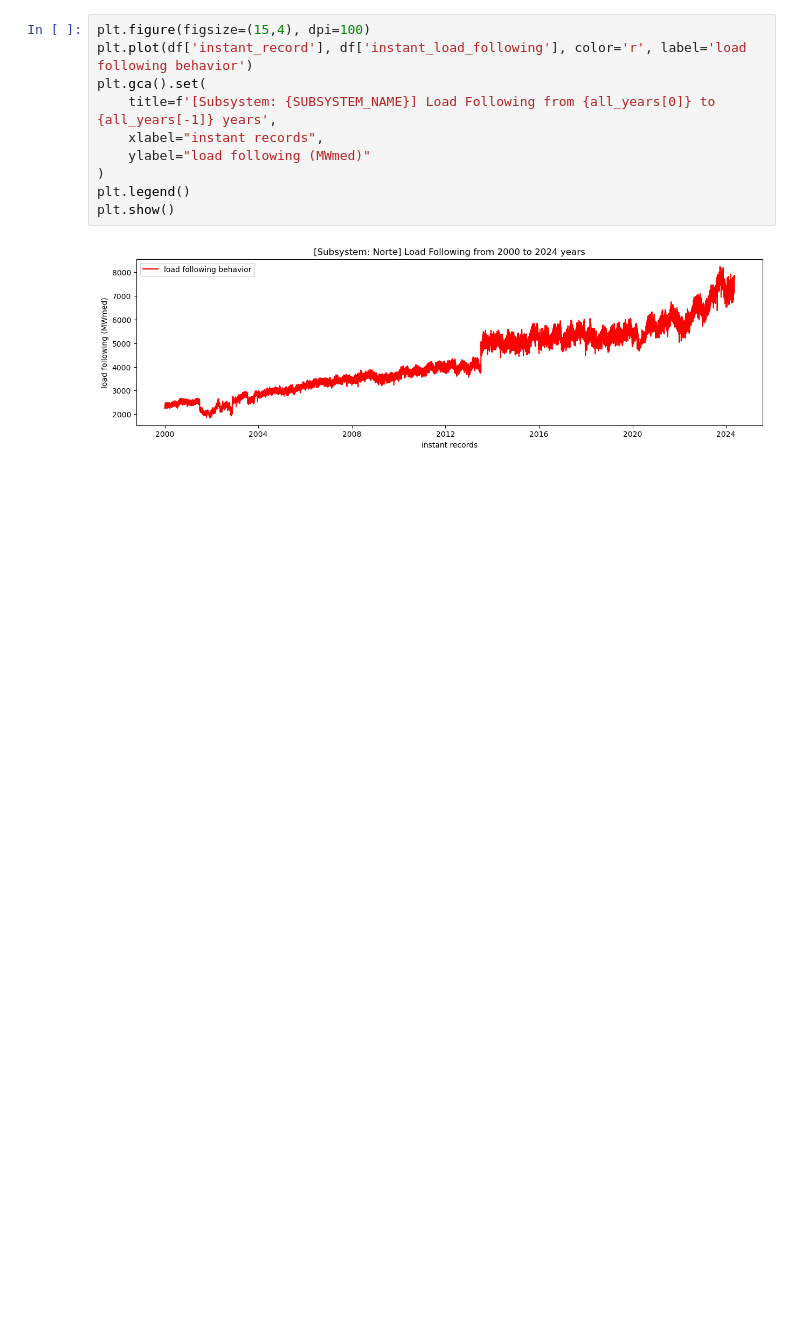
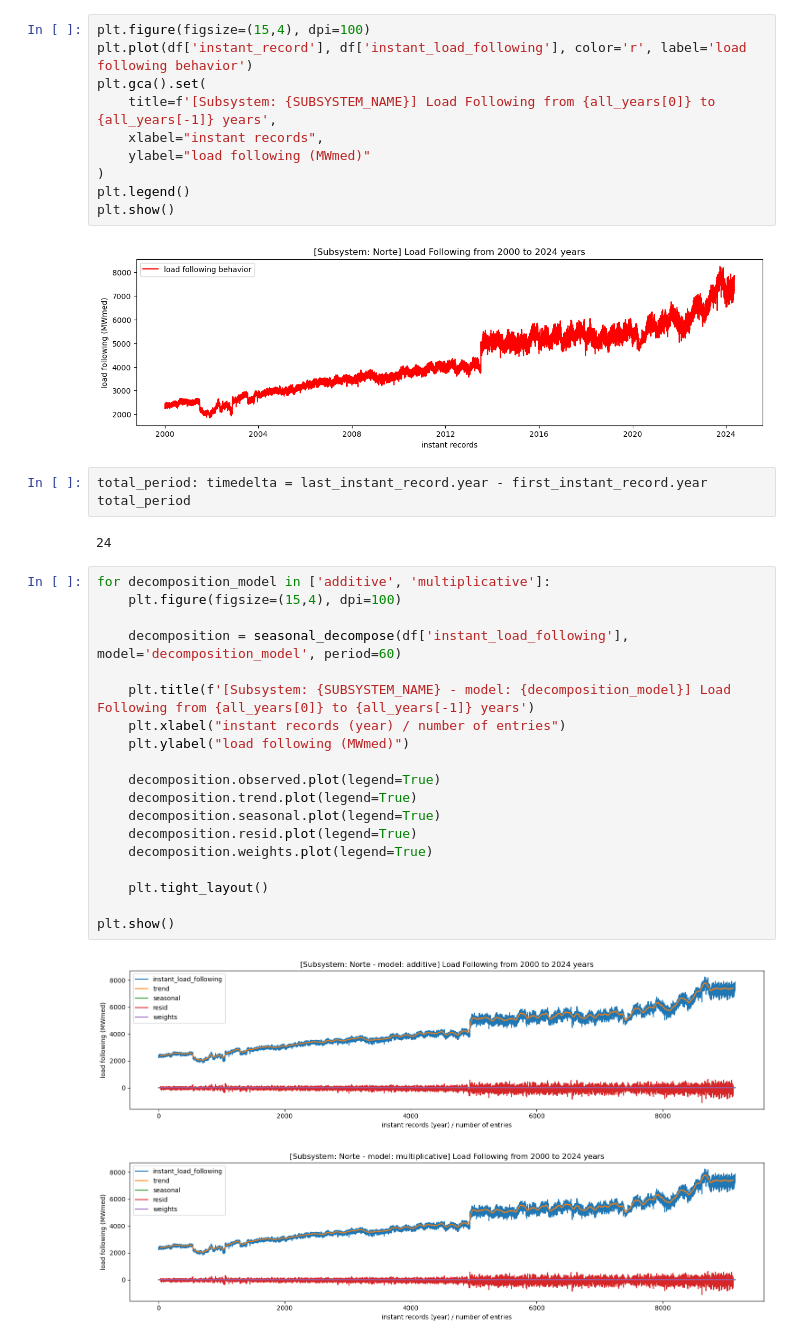
Before and after one commit to Devwarlt/tcc-nadio-pontes, a Jupyter notebook: notebooks/SERIES_TEMPORAIS_ANALISE.ipynb, the cells around one changed output. Cells and saved outputs as stored; diff of their text form; blank space fills up the shorter version.

```diff
--- a/notebooks/SERIES_TEMPORAIS_ANALISE.ipynb
+++ b/notebooks/SERIES_TEMPORAIS_ANALISE.ipynb
@@ -312,3 +303,30 @@ plt.legend()
 plt.show()
 # %% [output]
 [figure]
+# %%
+total_period: timedelta = last_instant_record.year - first_instant_record.year
+total_period
+# %% [output]
+24
+# %%
+for decomposition_model in ['additive', 'multiplicative']:
+    plt.figure(figsize=(15,4), dpi=100)
+
+    decomposition = seasonal_decompose(df['instant_load_following'], model='decomposition_model', period=60)
+
+    plt.title(f'[Subsystem: {SUBSYSTEM_NAME} - model: {decomposition_model}] Load Following from {all_years[0]} to {all_years[-1]} years')
+    plt.xlabel("instant records (year) / number of entries")
+    plt.ylabel("load following (MWmed)")
+
+    decomposition.observed.plot(legend=True)
+    decomposition.trend.plot(legend=True)
+    decomposition.seasonal.plot(legend=True)
+    decomposition.resid.plot(legend=True)
+    decomposition.weights.plot(legend=True)
+
+    plt.tight_layout()
+
+plt.show()
+# %% [output]
+[figure, added]
+[figure, added]
```
Also changed, not shown: parts of 2 cells of this notebook.
